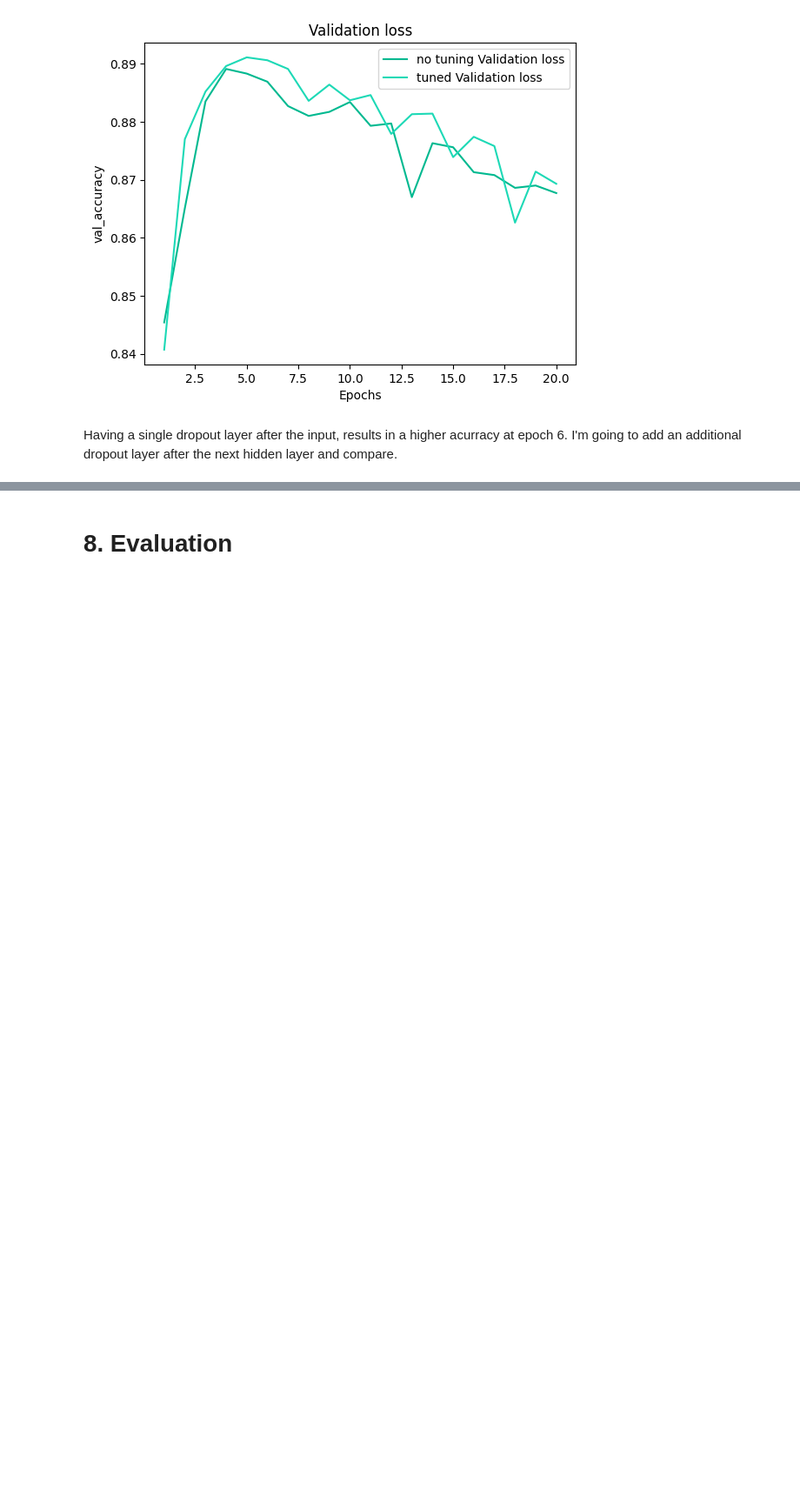
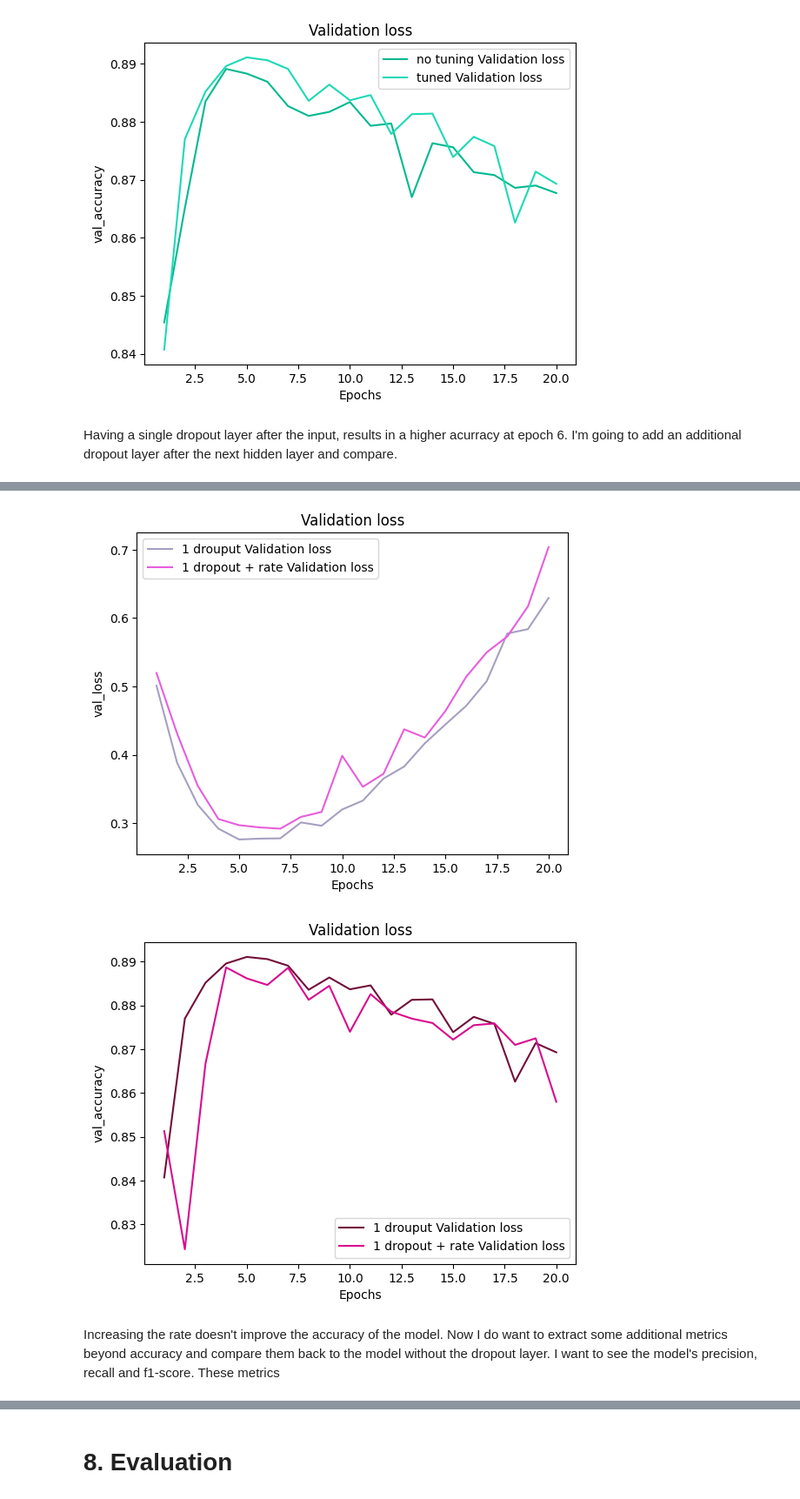
Before and after one commit to estebangarcia/cm3015-final, a Jupyter notebook: imdb_final.ipynb, the cells around one changed output, grey strips where cells are left out. Shown at 87% size. Cells and saved outputs as stored; diff of their text form; code cells hidden in the pictures; blank space fills up the shorter version.

```diff
--- a/imdb_final.ipynb
+++ b/imdb_final.ipynb
@@ -566,15 +531,15 @@ Using precision, recall, F1-score as additional metrics will help in determining
 # %%
-from keras import metrics
+from keras import regularizers
 
 model = models.Sequential()
 model.add(layers.Dense(8, activation='relu', input_shape=(10000,)))
-model.add(layers.Dropout(0.01))
+model.add(layers.Dropout(0.05))
 model.add(layers.Dense(8, activation='relu'))
 model.add(layers.Dense(4, activation='relu'))
 model.add(layers.Dense(1, activation='sigmoid'))
 
-model.compile(optimizer='rmsprop', loss='binary_crossentropy', metrics=['accuracy', metrics.Precision(), metrics.Recall(), metrics.F1Score()])
+model.compile(optimizer='rmsprop', loss='binary_crossentropy', metrics=['accuracy'])
 
-previous_model = model.fit(partial_x_train, partial_y_train, epochs=20, batch_size=512, validation_data=(x_val, y_val))
+tuning_fourth_iteration = model.fit(partial_x_train, partial_y_train, epochs=20, batch_size=512, validation_data=(x_val, y_val))
 # %% [output]
 Epoch 1/20
@@ -596,0 +562,7 @@ Epoch 20/20
+# %%
+plot_with_previous(epochs=epochs, previous_history=tuning_first_iteration, current_history=tuning_fourth_iteration, previous_label="1 drouput", current_label="1 dropout + rate")
+# %% [output]
+[figure, added]
+[figure, added]
+# %% [markdown]
+Increasing the rate doesn't improve the accuracy of the model. Now I do want to extract some additional metrics beyond accuracy and compare them back to the model without the dropout layer. I want to see the model's precision, recall and f1-score. These metrics
```
Also changed, not shown: parts of 30 cells of this notebook.
